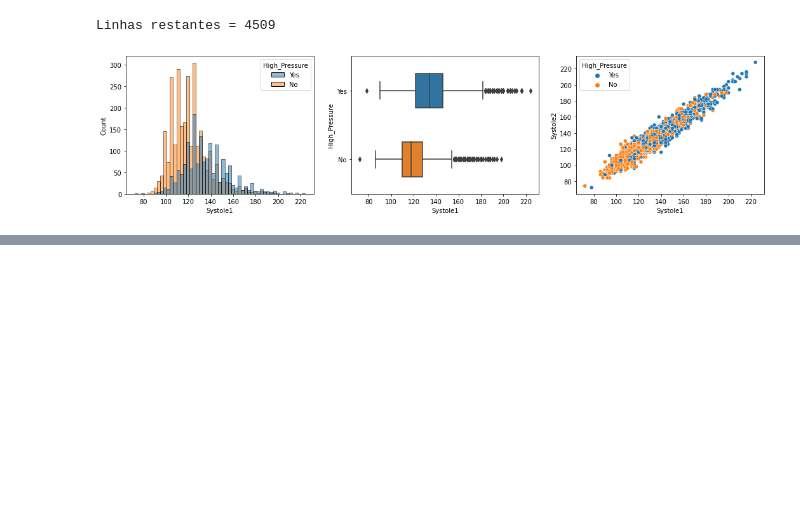
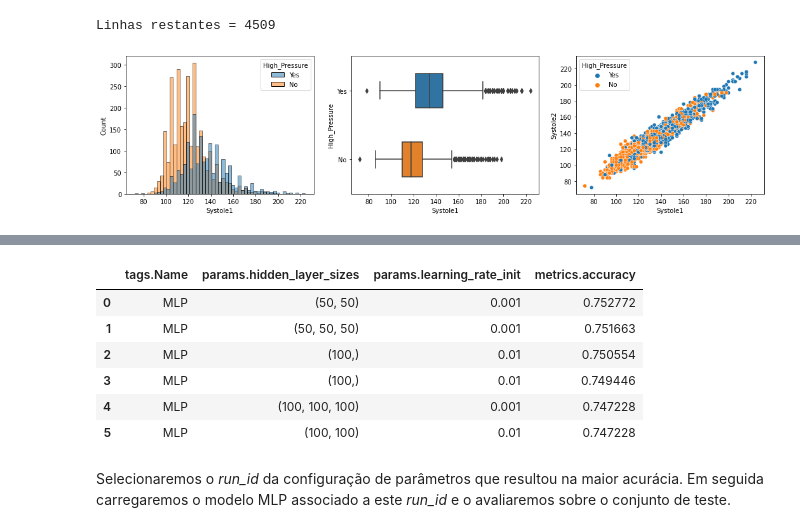
Before and after one commit to vitorp4/Ciencia-de-Dados, a Jupyter notebook: Projeto2.ipynb, the cells around one changed output, grey strips where cells are left out. Drawn from its saved outputs; the diff is of its cells as text; code cells hidden in the pictures; blank space fills up the shorter version.

```diff
--- a/Projeto2.ipynb
+++ b/Projeto2.ipynb
@@ -280,0 +284,6 @@ Recall = 0.656763096168882
+# %%
+bestKNN_run_id = resultKNN.loc[0,'run_id']
+best_modelKNN = mlflow.sklearn.load_model("mlruns/" + experiment_id_validation + "/" + bestKNN_run_id + "/artifacts/sklearn-model/")
+y_pred = best_modelKNN.predict(X_test)
+
+mlflow_save(experiment_id_test, {'n_neighbors':n_neighbors}, eval_metrics(y_test, y_pred), modelKNN, "KNN")
@@ -280,0 +294,14 @@ Recall = 0.656763096168882
+# %%
+filter_string = "tags.Name = 'MLP'"
+resultMLP = mlflow.search_runs([experiment_id_validation], filter_string=filter_string, order_by=["metrics.accuracy DESC"])
+resultMLP[['tags.Name','params.hidden_layer_sizes','params.learning_rate_init','metrics.accuracy']].head(6)
+# %% [output]
+|  | tags.Name | params.hidden_layer_sizes | params.learning_rate_init | metrics.accuracy |
+| 0 | MLP | (50, 50) | 0.001 | 0.752772 |
+| 1 | MLP | (50, 50, 50) | 0.001 | 0.751663 |
+| 2 | MLP | (100,) | 0.01 | 0.750554 |
+| 3 | MLP | (100,) | 0.01 | 0.749446 |
+| 4 | MLP | (100, 100, 100) | 0.001 | 0.747228 |
+| 5 | MLP | (100, 100) | 0.01 | 0.747228 |
+# %% [markdown]
+Selecionaremos o *run_id* da configuração de parâmetros que resultou na maior acurácia. Em seguida carregaremos o modelo MLP associado a este *run_id* e o avaliaremos sobre o conjunto de teste.
```
Also changed, not shown: parts of 45 cells of this notebook.
